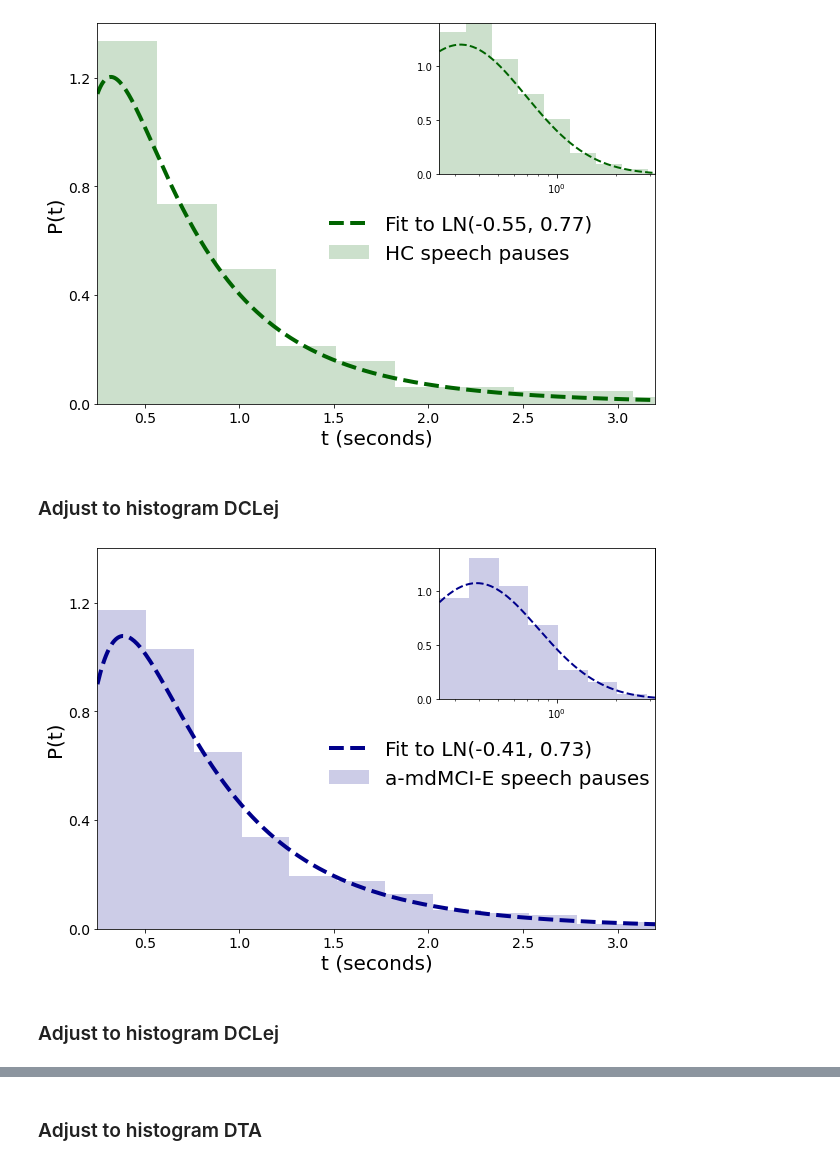
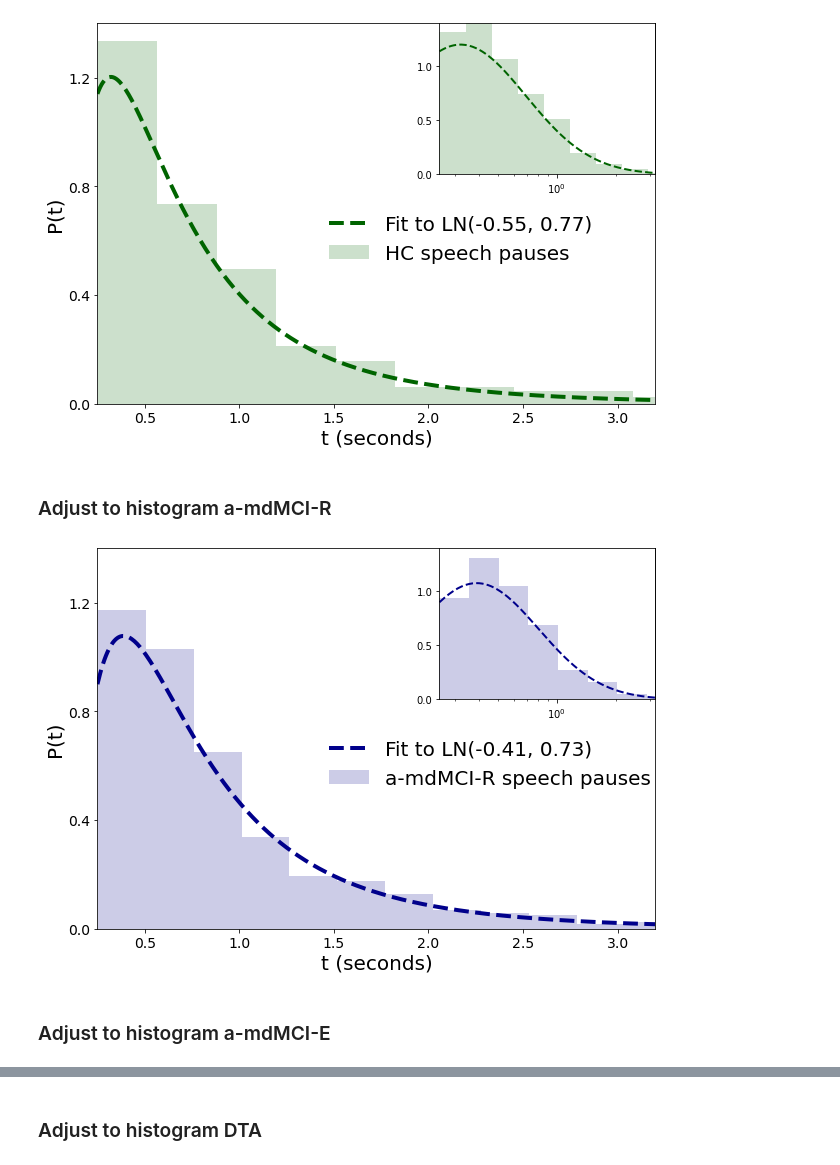
Before and after one commit to ivangtorre/Speech-pause-distribution-as-an-early-marker-for-Alzheimers-disease, a Jupyter notebook: Figures.ipynb, the cells around one changed output, grey strips where cells are left out. Cells and saved outputs as stored; diff of their text form; code cells hidden in the pictures.

```diff
--- a/Figures.ipynb
+++ b/Figures.ipynb
@@ -140,45 +88,45 @@ f.savefig(output_path + "CS_Fits.pdf", bbox_inches='tight')
 # %% [output]
 [figure]
 # %% [markdown]
-### Adjust to histogram DCLej
+### Adjust to histogram a-mdMCI-R
 # %%
 # MAIN PLOT
 f, ax = plt.subplots(figsize=[10,7])
-ax.hist(DCLej, density=True, bins=14, label = "a-mdMCI-E speech pauses", color="darkblue", alpha=0.2)
+ax.hist(DCLej, density=True, bins=14, label = "a-mdMCI-R speech pauses", color="darkblue", alpha=0.2)
 ax.plot(x, LN_DCLej.pdf(x), "--", lw=4, label = "Fit to LN(-0.41, 0.73)",color="darkblue",)
 
 
 ax.set_xlabel("t (seconds)", fontsize=14)
 ax.set_ylabel("P(t)", fontsize=14)
 
 ax.set_xlabel("t (seconds)", fontsize=20)
 ax.set_ylabel("P(t)", fontsize=20)
 ax.set_xlim([0.25, 3.2])
 ax.set_ylim([0, 1.4])
 
 ax.legend(loc = [0.4,0.35], fontsize=20, frameon=False)
 ax.set_yticks([0, 0.4, 0.8, 1.2])
 ax.tick_params(axis='x', labelsize=14)
 ax.tick_params(axis='y', labelsize=14)
 
 
 # SUBPLOT
 subax = plt.axes([ax.get_position().x1 - .3, ax.get_position().y1 - .3, .3, .3])
 bins10=np.logspace(np.log10(0.25),np.log10(4.1), 9)
 subax.hist(DCLej, density=True, bins=bins10, color="darkblue", alpha=0.2)
 subax.plot(x, LN_DCLej.pdf(x), "--", lw=2, color="darkblue")
 
 subax.set_xscale("log")
 subax.set_xlim([0.25, 3.2])
 subax.set_ylim([0, 1.4])
 subax.set_yticks([0, 0.5, 1])
 
 
-f.savefig(output_path + "DCLej_Fits.pdf", bbox_inches='tight')
+f.savefig(output_path + "a-mdMCI-R_Fits.pdf", bbox_inches='tight')
 # %% [output]
-[figure, old version]
+[figure, new version]
 # %% [markdown]
-### Adjust to histogram DCLej
+### Adjust to histogram a-mdMCI-E
 # %%
 # MAIN PLOT
 f, ax = plt.subplots(figsize=[10,7])
```
Also changed, not shown: parts of 7 cells of this notebook, 2 other files.
